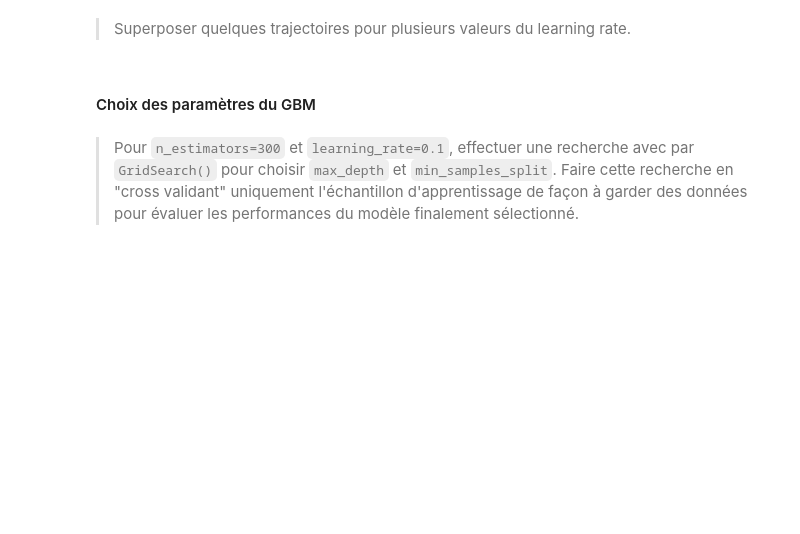
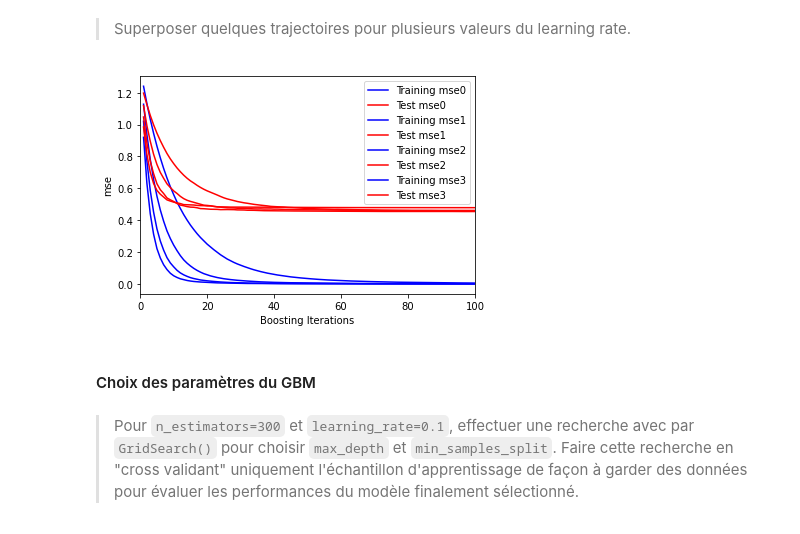
Before and after one commit to chloe-caville/APST2_Projet, a Jupyter notebook: Sarra_Works/BoostingTree_etudient.ipynb, the cells around one changed output. Drawn from its saved outputs; the diff is of its cells as text; code cells hidden in the pictures; blank space fills up the shorter version.

```diff
--- a/Sarra_Works/BoostingTree_etudient.ipynb
+++ b/Sarra_Works/BoostingTree_etudient.ipynb
@@ -111,3 +168,29 @@ plt.ylabel('mse');
+# %%
+### TODO ###
+lr = [0.05, 0.1, 0.15, 0.2]
+GBM = []
+for i,l in enumerate(lr) :
+    GBM.append(GradientBoostingRegressor(n_estimators=1000,
+                                            max_depth=8,
+                                            min_samples_split= 4,
+                                            learning_rate= l,
+                                            loss='squared_error'))
+    GBM[i].fit(X_housing_train, y_housing_train)
+
+    test_score = []
+    for y_pred in  GBM[i].staged_predict(X_housing_test):
+        test_score.append(GBM[i].loss_(y_pred, y_housing_test))
+    #dessin
+    plt.plot(np.arange(GBM[i].n_estimators) + 1, GBM[i].train_score_, 'b-',
+            label='Training mse'+str(i))
+    plt.plot(np.arange(GBM[i].n_estimators) + 1, test_score, 'r-',
+            label='Test mse'+str(i))
+    plt.legend(loc='upper right')
+    plt.xlabel('Boosting Iterations')
+    plt.ylabel('mse')
+    xlim(0,100)
+# %% [output]
+[figure, added]
 # %% [markdown]
 #### Choix des paramètres du GBM
 # %% [markdown]
```
Also changed, not shown: parts of 14 cells of this notebook.
